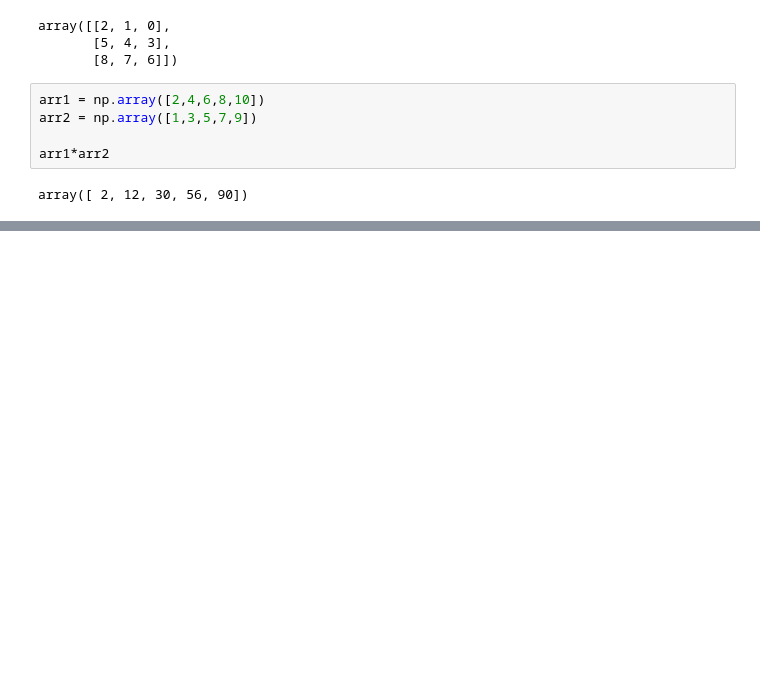
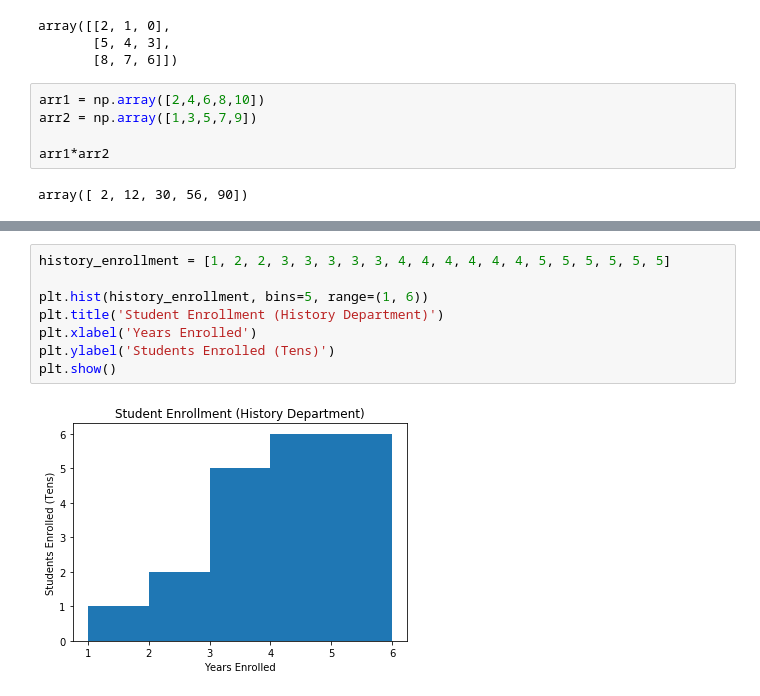
Before and after one commit to dnlsyfq/py_numpy_OLD, a Jupyter notebook: workbook.ipynb, the cells around one changed output, grey strips where cells are left out. Saved outputs shown, nothing was run; the diff lists cells and outputs as text; blank space fills up the shorter version.

```diff
--- a/workbook.ipynb
+++ b/workbook.ipynb
@@ -1061,0 +1073,10 @@ array([ 2, 12, 30, 56, 90])
+# %%
+history_enrollment = [1, 2, 2, 3, 3, 3, 3, 3, 4, 4, 4, 4, 4, 4, 5, 5, 5, 5, 5, 5]
+
+plt.hist(history_enrollment, bins=5, range=(1, 6))
+plt.title('Student Enrollment (History Department)')
+plt.xlabel('Years Enrolled')
+plt.ylabel('Students Enrolled (Tens)')
+plt.show()
+# %% [output]
+[figure, added]
```
Also changed, not shown: parts of 11 cells of this notebook, 1 other file.
